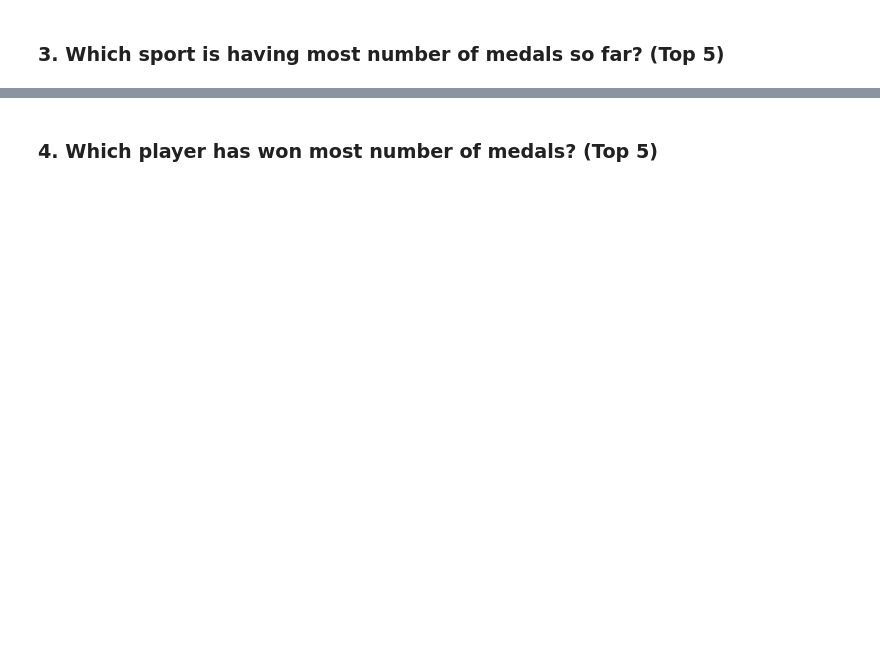
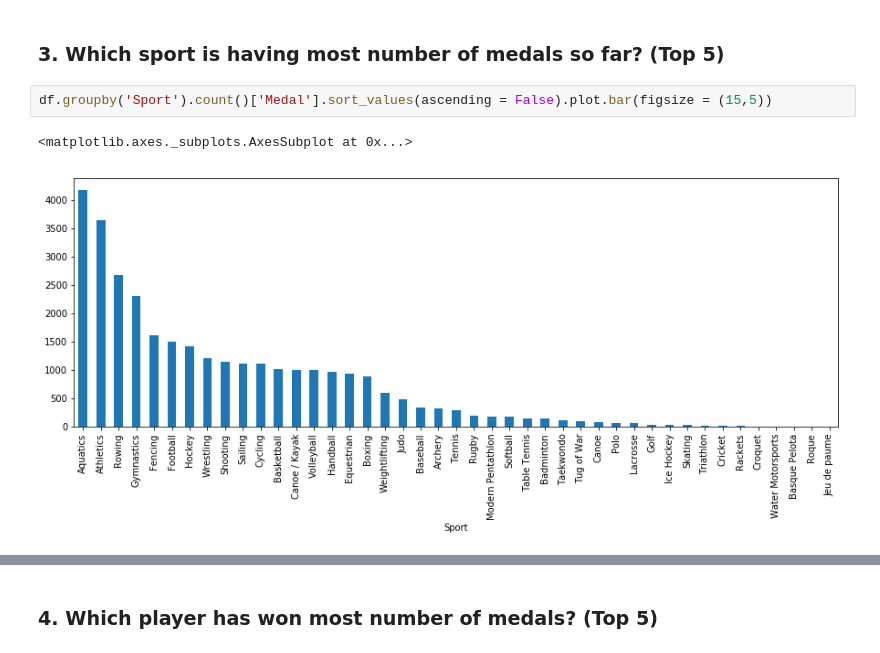
Before and after one commit to AshishJangra27/Skill-India-AI-ML-Scholarship, a Jupyter notebook: Summer Olympics/Summer.ipynb, the cells around one changed output, grey strips where cells are left out. Saved outputs shown, nothing was run; the diff lists cells and outputs as text; blank space fills up the shorter version.

```diff
--- a/Summer Olympics/Summer.ipynb
+++ b/Summer Olympics/Summer.ipynb
@@ -7,2 +41,7 @@
 # %% [markdown]
 ### 3. Which sport is having most number of medals so far? (Top 5)
+# %%
+df.groupby('Sport').count()['Medal'].sort_values(ascending = False).plot.bar(figsize = (15,5))
+# %% [output]
+<matplotlib.axes._subplots.AxesSubplot at 0x...>
+[figure, added]
```
Also changed, not shown: parts of 15 cells of this notebook.
